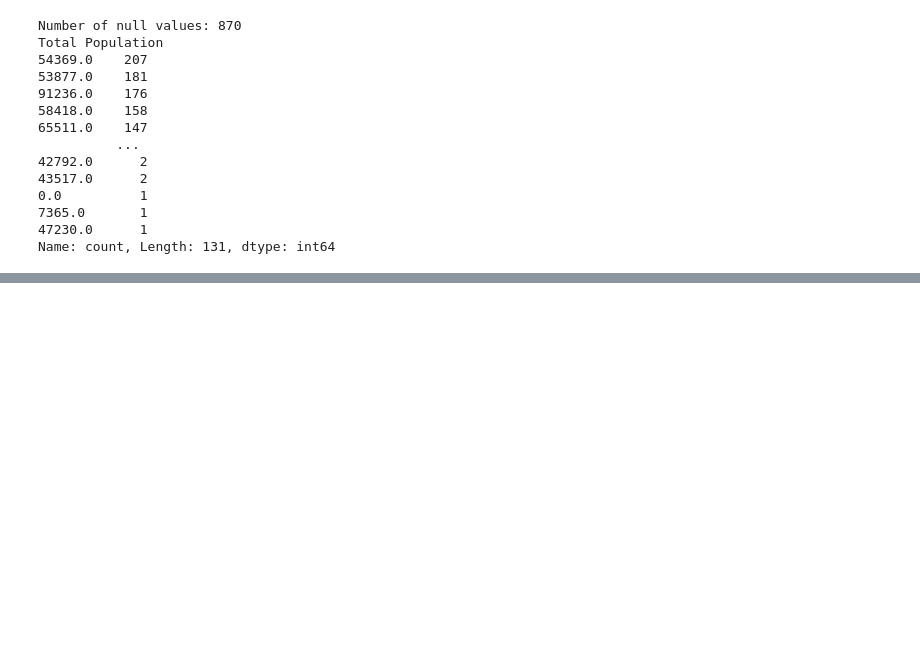
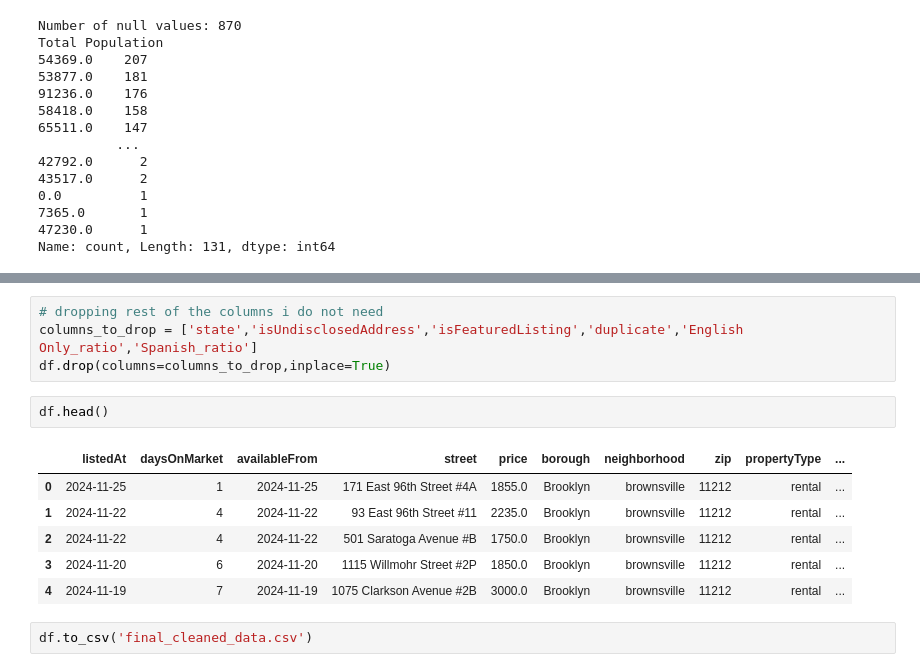
Before and after one commit to abhishekmahajan98/rent-raja, a Jupyter notebook: abhishek_modelling/data_clean.ipynb, the cells around one changed output, grey strips where cells are left out. Drawn from its saved outputs; the diff is of its cells as text; blank space fills up the shorter version.

Commit message:
preliminary cleaned the merged data

```diff
--- a/abhishek_modelling/data_clean.ipynb
+++ b/abhishek_modelling/data_clean.ipynb
@@ -395,0 +449,15 @@ Name: count, dtype: int64
+# %%
+# dropping rest of the columns i do not need
+columns_to_drop = ['state','isUndisclosedAddress','isFeaturedListing','duplicate','English Only_ratio','Spanish_ratio']
+df.drop(columns=columns_to_drop,inplace=True)
+# %%
+df.head()
+# %% [output]
+|  | listedAt | daysOnMarket | availableFrom | street | price | borough | neighborhood | zip | propertyType | ... |
+| 0 | 2024-11-25 | 1 | 2024-11-25 | 171 East 96th Street #4A | 1855.0 | Brooklyn | brownsville | 11212 | rental | ... |
+| 1 | 2024-11-22 | 4 | 2024-11-22 | 93 East 96th Street #11 | 2235.0 | Brooklyn | brownsville | 11212 | rental | ... |
+| 2 | 2024-11-22 | 4 | 2024-11-22 | 501 Saratoga Avenue #B | 1750.0 | Brooklyn | brownsville | 11212 | rental | ... |
+| 3 | 2024-11-20 | 6 | 2024-11-20 | 1115 Willmohr Street #2P | 1850.0 | Brooklyn | brownsville | 11212 | rental | ... |
+| 4 | 2024-11-19 | 7 | 2024-11-19 | 1075 Clarkson Avenue #2B | 3000.0 | Brooklyn | brownsville | 11212 | rental | ... |
+# %%
+df.to_csv('final_cleaned_data.csv')
```
Also changed, not shown: parts of 11 cells of this notebook, 3 other files.
